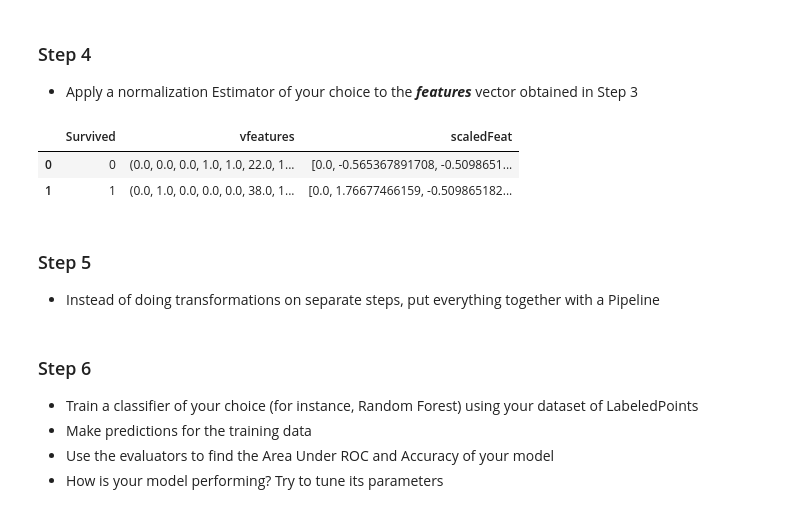
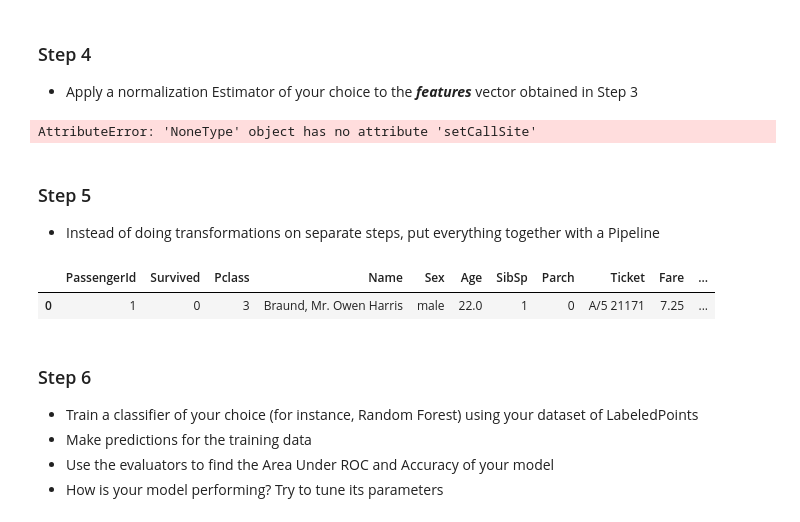
Before and after one commit to kiranp11/DSR-Spark-AppliedML, a Jupyter notebook: notebooks/Titanic DF Exercise - B15.ipynb, the cells around one changed output. Cells and saved outputs as stored; diff of their text form; code cells hidden in the pictures.

```diff
--- a/notebooks/Titanic DF Exercise - B15.ipynb
+++ b/notebooks/Titanic DF Exercise - B15.ipynb
@@ -205,13 +207,11 @@ from pyspark.ml.feature import StandardScaler
 
 scalar2 = StandardScaler().setInputCol("vfeatures").setOutputCol("scaledFeat").setWithStd(True).setWithMean(True)
 scalar2Model = scalar2.fit(assembled)
-scalar2Normalized = scalar2Model.transform(assembled)
+sclaed = scalar2Model.transform(assembled)
 
-scalar2Normalized.limit(2).toPandas()
+scalar2Normalized.select("vfeatures","scaledFeat").limit(2).toPandas()
 # %% [output]
-|  | Survived | vfeatures | scaledFeat |
-| 0 | 0 | (0.0, 0.0, 0.0, 1.0, 1.0, 22.0, 1... | [0.0, -0.565367891708, -0.5098651... |
-| 1 | 1 | (0.0, 1.0, 0.0, 0.0, 0.0, 38.0, 1... | [0.0, 1.76677466159, -0.509865182... |
+AttributeError: 'NoneType' object has no attribute 'setCallSite'
 # %% [markdown]
 ### Step 5
 - Instead of doing transformations on separate steps, put everything together with a Pipeline
@@ -222,3 +218,23 @@ from pyspark.ml.pipeline import Pipeline
+# %%
+from pyspark.ml.pipeline import Pipeline
+
+pipeline = Pipeline(stages=[
+                            m2,
+                            m3,
+                            m4,
+                            m5,
+#                             m6,
+                            m7,
+                            assembler,
+                            scalar2
+                           ])
+
+model = pipeline.fit(trainFilled)
+scaled = model.transform(trainFilled)
+scaled.limit(1).toPandas()
+# %% [output]
+|  | PassengerId | Survived | Pclass | Name | Sex | Age | SibSp | Parch | Ticket | Fare | ... |
+| 0 | 1 | 0 | 3 | Braund, Mr. Owen Harris | male | 22.0 | 1 | 0 | A/5 21171 | 7.25 | ... |
 # %% [markdown]
 ### Step 6
 - Train a classifier of your choice (for instance, Random Forest) using your dataset of LabeledPoints
```
Also changed, not shown: parts of 15 cells of this notebook, 1 other file.
